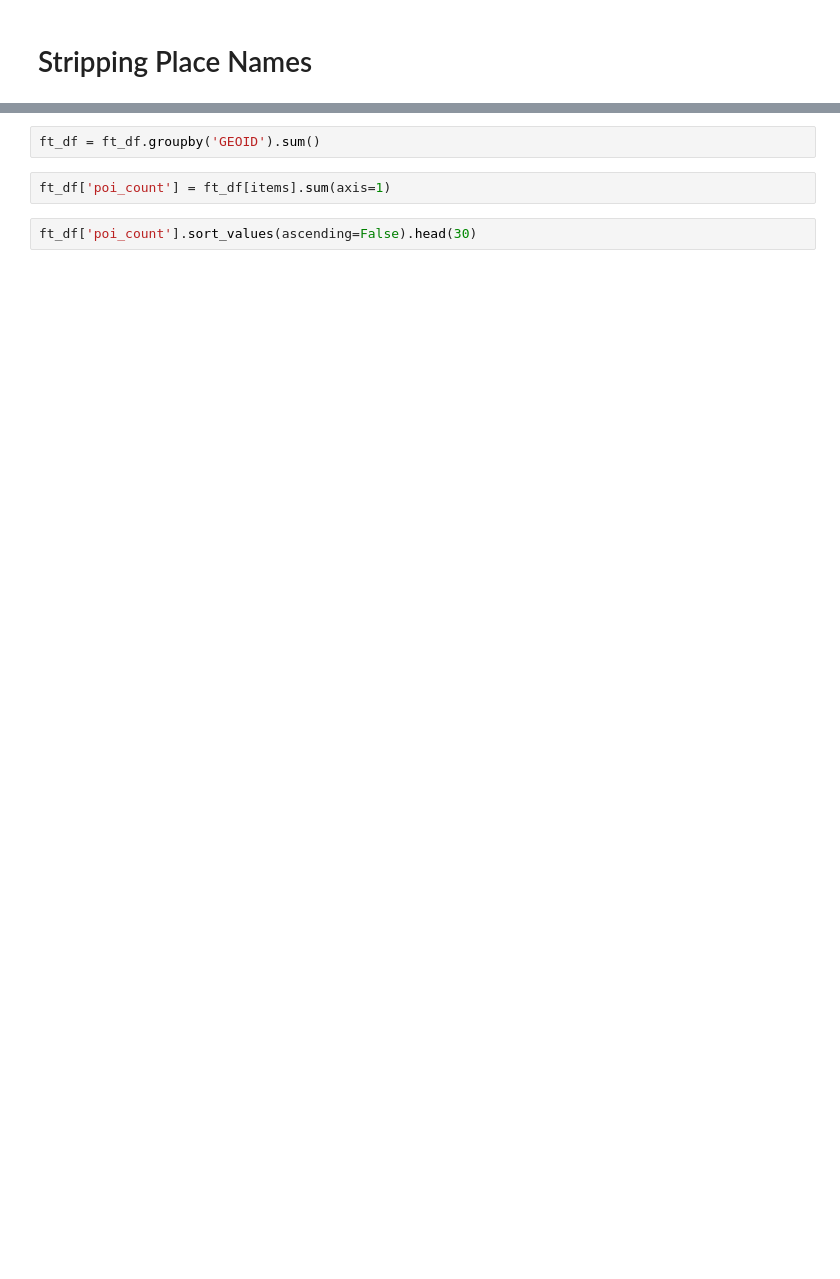
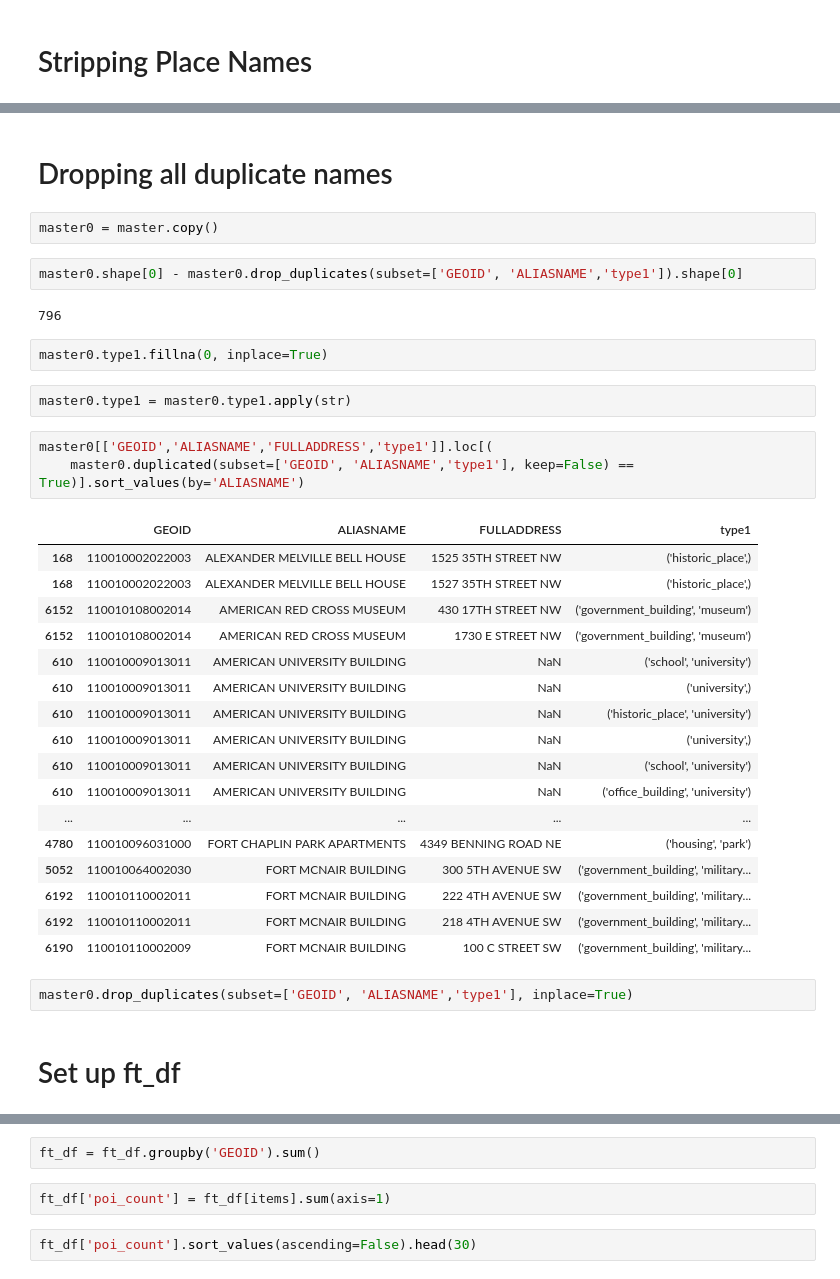
Before and after one commit to NicoleJaneway/dc-block-clustering, a Jupyter notebook: notebooks/Blocks12.ipynb, the cells around one changed output, grey strips where cells are left out. Saved outputs shown, nothing was run; the diff lists cells and outputs as text; blank space fills up the shorter version.

```diff
--- a/notebooks/Blocks12.ipynb
+++ b/notebooks/Blocks12.ipynb
@@ -514,0 +255,37 @@ ft_df = master[['GEOID']+items]
+# %% [markdown]
+# Dropping all duplicate names
+# %%
+master0 = master.copy()
+# %%
+master0.shape[0] - master0.drop_duplicates(subset=['GEOID', 'ALIASNAME','type1']).shape[0]
+# %% [output]
+796
+# %%
+master0.type1.fillna(0, inplace=True)
+# %%
+master0.type1 = master0.type1.apply(str)
+# %%
+master0[['GEOID','ALIASNAME','FULLADDRESS','type1']].loc[(
+    master0.duplicated(subset=['GEOID', 'ALIASNAME','type1'], keep=False) == True)].sort_values(by='ALIASNAME')
+# %% [output]
+|  | GEOID | ALIASNAME | FULLADDRESS | type1 |
+| 168 | 110010002022003 | ALEXANDER MELVILLE BELL HOUSE | 1525 35TH STREET NW | ('historic_place',) |
+| 168 | 110010002022003 | ALEXANDER MELVILLE BELL HOUSE | 1527 35TH STREET NW | ('historic_place',) |
+| 6152 | 110010108002014 | AMERICAN RED CROSS MUSEUM | 430 17TH STREET NW | ('government_building', 'museum') |
+| 6152 | 110010108002014 | AMERICAN RED CROSS MUSEUM | 1730 E STREET NW | ('government_building', 'museum') |
+| 610 | 110010009013011 | AMERICAN UNIVERSITY BUILDING | NaN | ('school', 'university') |
+| 610 | 110010009013011 | AMERICAN UNIVERSITY BUILDING | NaN | ('university',) |
+| 610 | 110010009013011 | AMERICAN UNIVERSITY BUILDING | NaN | ('historic_place', 'university') |
+| 610 | 110010009013011 | AMERICAN UNIVERSITY BUILDING | NaN | ('university',) |
+| 610 | 110010009013011 | AMERICAN UNIVERSITY BUILDING | NaN | ('school', 'university') |
+| 610 | 110010009013011 | AMERICAN UNIVERSITY BUILDING | NaN | ('office_building', 'university') |
+| ... | ... | ... | ... | ... |
+| 4780 | 110010096031000 | FORT CHAPLIN PARK APARTMENTS | 4349 BENNING ROAD NE | ('housing', 'park') |
+| 5052 | 110010064002030 | FORT MCNAIR BUILDING | 300 5TH AVENUE SW | ('government_building', 'military... |
+| 6192 | 110010110002011 | FORT MCNAIR BUILDING | 222 4TH AVENUE SW | ('government_building', 'military... |
+| 6192 | 110010110002011 | FORT MCNAIR BUILDING | 218 4TH AVENUE SW | ('government_building', 'military... |
+| 6190 | 110010110002009 | FORT MCNAIR BUILDING | 100 C STREET SW | ('government_building', 'military... |
+# %%
+master0.drop_duplicates(subset=['GEOID', 'ALIASNAME','type1'], inplace=True)
+# %% [markdown]
+# Set up ft_df
```
Also changed, not shown: parts of 77 cells of this notebook.
